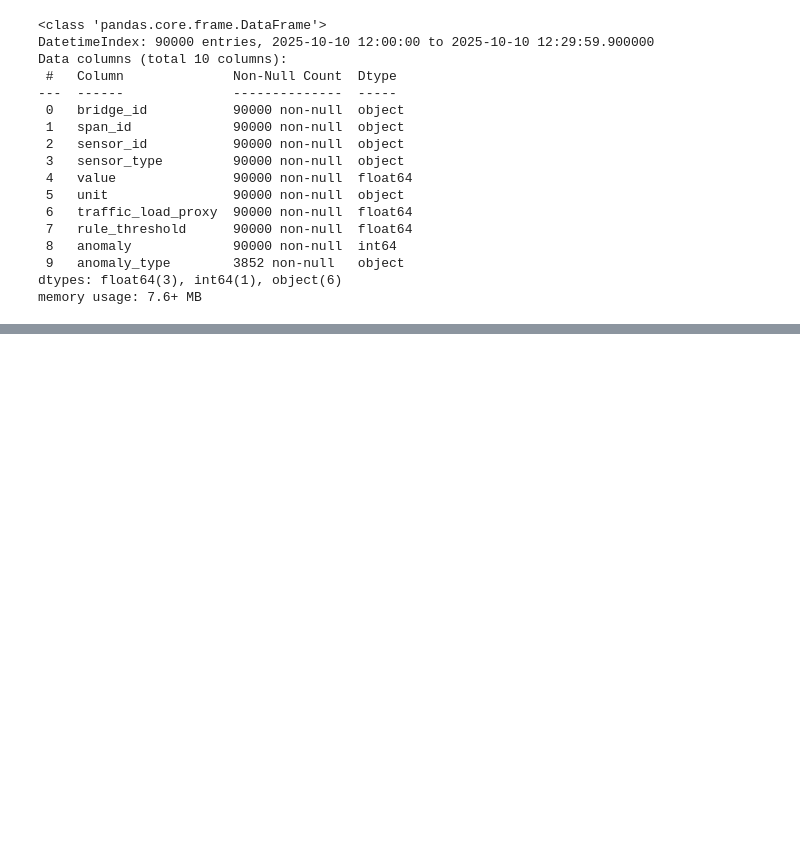
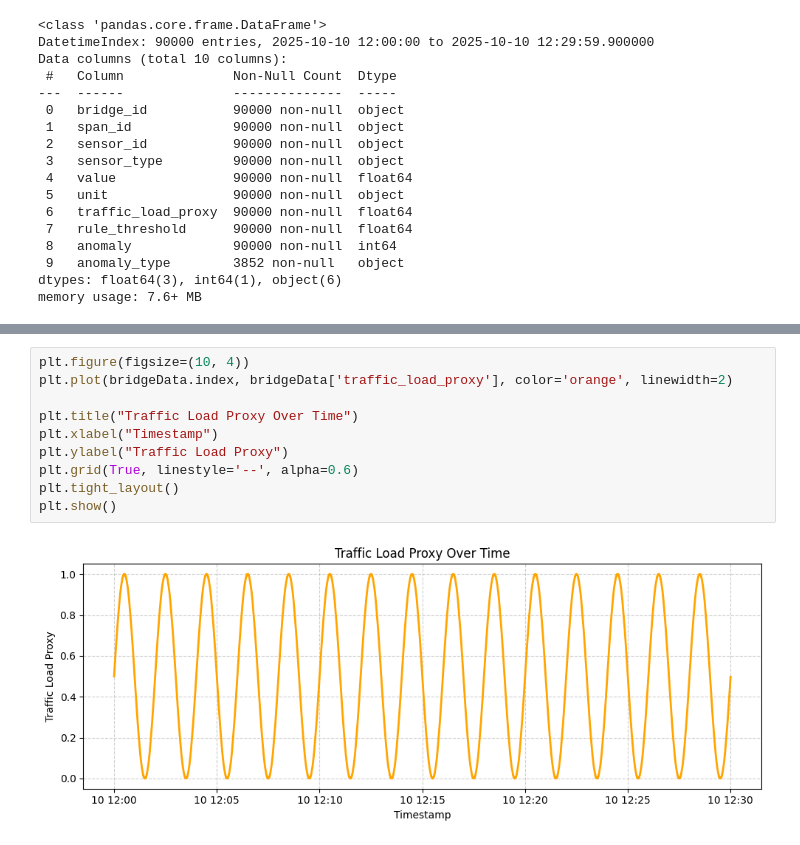
Before and after one commit to TipsyPanda/ComplexBridges, a Jupyter notebook: BridgeDataCleaning.ipynb, the cells around one changed output, grey strips where cells are left out. Drawn from its saved outputs; the diff is of its cells as text; blank space fills up the shorter version.

```diff
--- a/BridgeDataCleaning.ipynb
+++ b/BridgeDataCleaning.ipynb
@@ -154,0 +168,12 @@ for (bridge, span, sensor), group in grouped:
+# %%
+plt.figure(figsize=(10, 4))
+plt.plot(bridgeData.index, bridgeData['traffic_load_proxy'], color='orange', linewidth=2)
+
+plt.title("Traffic Load Proxy Over Time")
+plt.xlabel("Timestamp")
+plt.ylabel("Traffic Load Proxy")
+plt.grid(True, linestyle='--', alpha=0.6)
+plt.tight_layout()
+plt.show()
+# %% [output]
+[figure, added]
```
Also changed, not shown: parts of 1 cell of this notebook.
